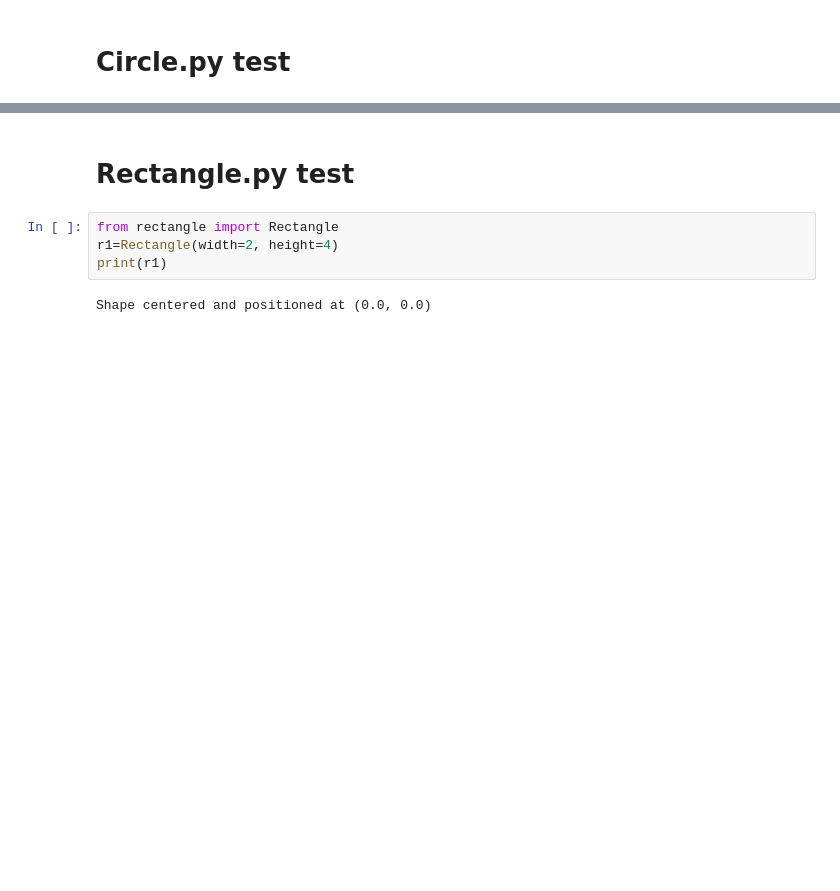
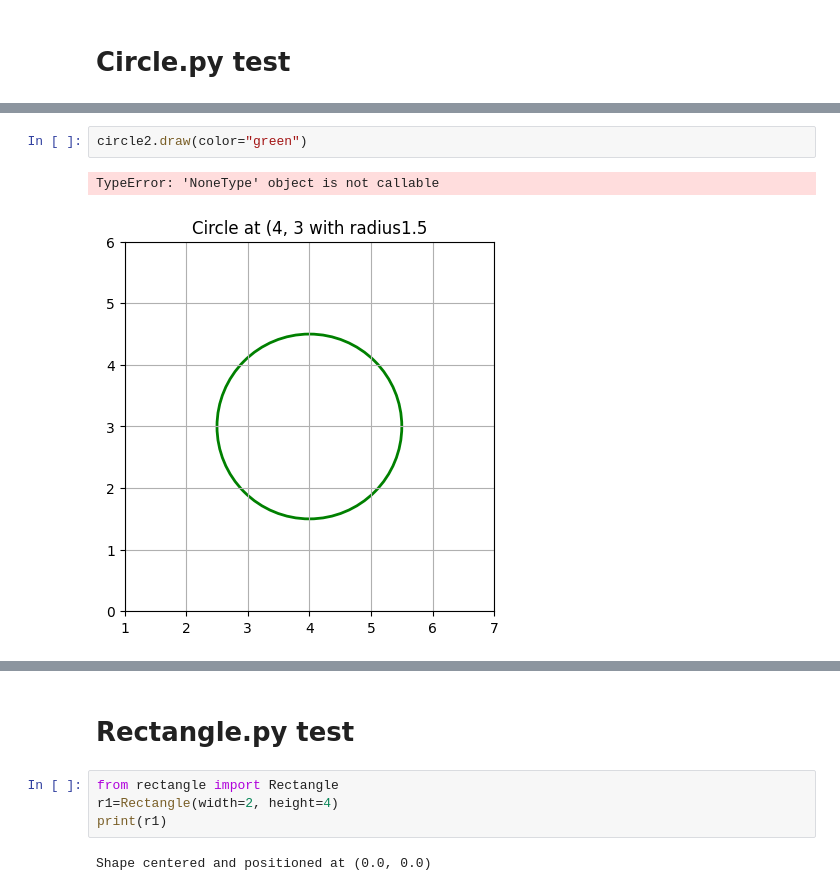
Before and after one commit to densen1995/dennis_lab2_de25, a Jupyter notebook: manual_test.ipynb, the cells around one changed output, grey strips where cells are left out. Cells and saved outputs as stored; diff of their text form; blank space fills up the shorter version.

```diff
--- a/manual_test.ipynb
+++ b/manual_test.ipynb
@@ -18,0 +82,5 @@ c1.radius=4
+# %%
+circle2.draw(color="green")
+# %% [output]
+TypeError: 'NoneType' object is not callable
+[figure, added]
```
Also changed, not shown: parts of 18 cells of this notebook, 3 other files.
